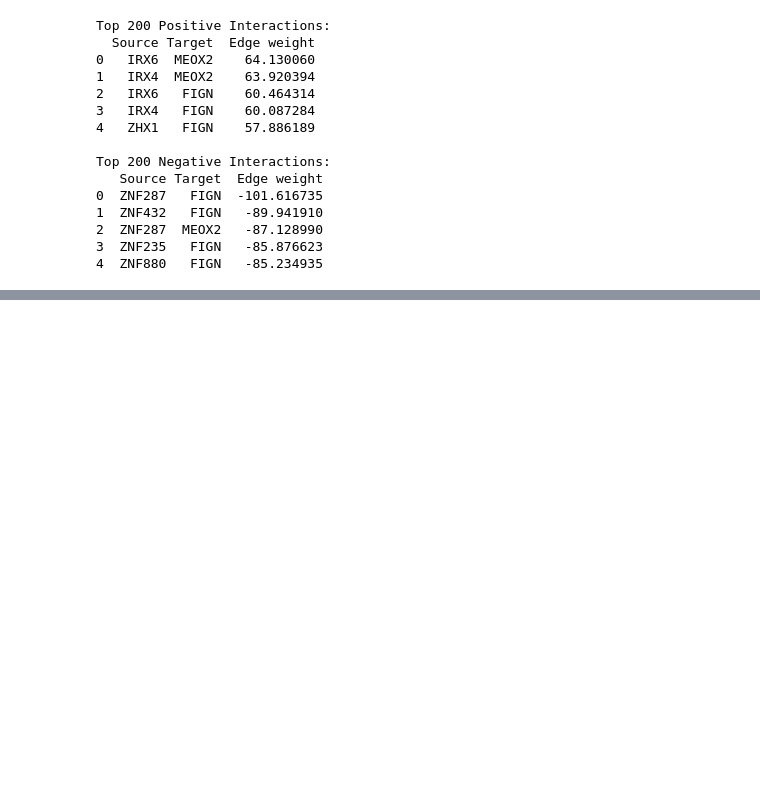
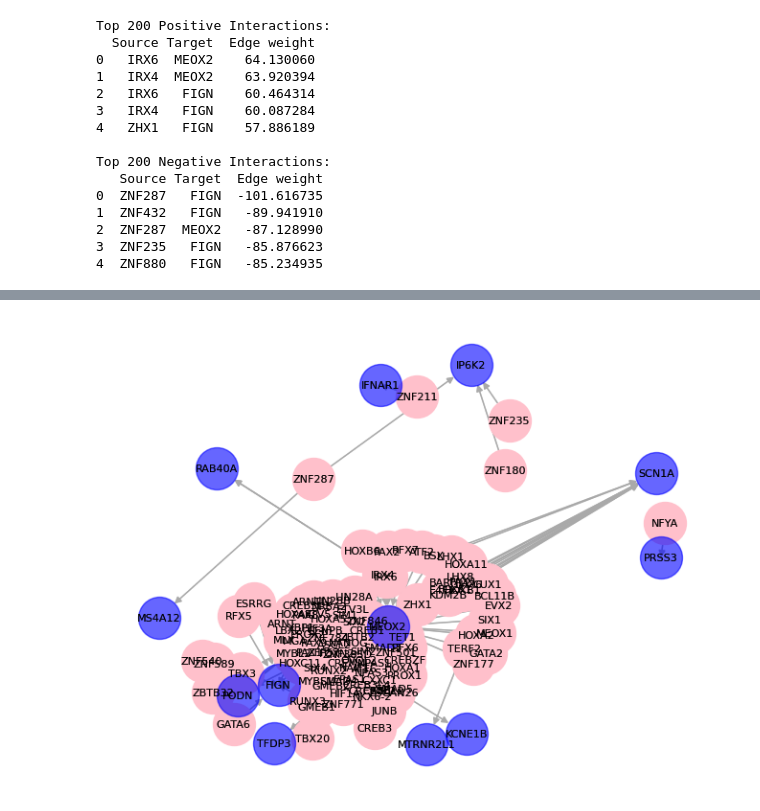
Before and after one commit to Guliko24/NetZoo_network, a Jupyter notebook: GRN_6.ipynb, the cells around one changed output, grey strips where cells are left out. Saved outputs shown, nothing was run; the diff lists cells and outputs as text; code cells hidden in the pictures; blank space fills up the shorter version.

```diff
--- a/GRN_6.ipynb
+++ b/GRN_6.ipynb
@@ -476,3 +450,40 @@ KeyError: 'Source'
+# %%
+import matplotlib.pyplot as plt
+import networkx as nx
+import pandas as pd
+
+# Example dataframes (replace these with your actual data)
+# top_200_positive_df = pd.DataFrame({'Source': ..., 'Target': ..., 'Edge weight': ...})
+# top_200_negative_df = pd.DataFrame({'Source': ..., 'Target': ..., 'Edge weight': ...})
+
+# Initialize directed graph for positive interactions
+G_positive = nx.DiGraph()
+
+# Add edges from the dataframe to the directed graph
+for _, row in top_200_positive_df.iterrows():
+    G_positive.add_edge(row['Source'], row['Target'], weight=row['Edge weight'])
+
+# Set a layout for the graph
+pos = nx.spring_layout(G_positive, k=0.6, iterations=30)
+
+# Separate nodes based on Source and Target
+source_nodes = set(top_200_positive_df['Source'])
+target_nodes = set(top_200_positive_df['Target'])
+
+# Draw the source nodes in pink
+nx.draw(G_positive, pos, with_labels=True, node_size=1000, nodelist=source_nodes, node_color="pink", font_size=8, edge_color='darkgrey')
+
+# Draw the target nodes in blue, without overriding the previously drawn source nodes
+nx.draw(G_positive, pos, with_labels=True, node_size=1000, nodelist=target_nodes, node_color="blue", alpha=0.6, font_size=8, edge_color='darkgrey')
+
+# Draw edge labels to show weights with smaller font size
+#edge_labels = nx.get_edge_attributes(G_positive, 'weight')
+#nx.draw_networkx_edge_labels(G_positive, pos, edge_labels=edge_labels, font_size=8)
+
+# Show the plot
+plt.show()
+# %% [output]
+[figure, added]
 # %%
 import matplotlib.pyplot as plt
 import networkx as nx
```
Also changed, not shown: parts of 8 cells of this notebook.
